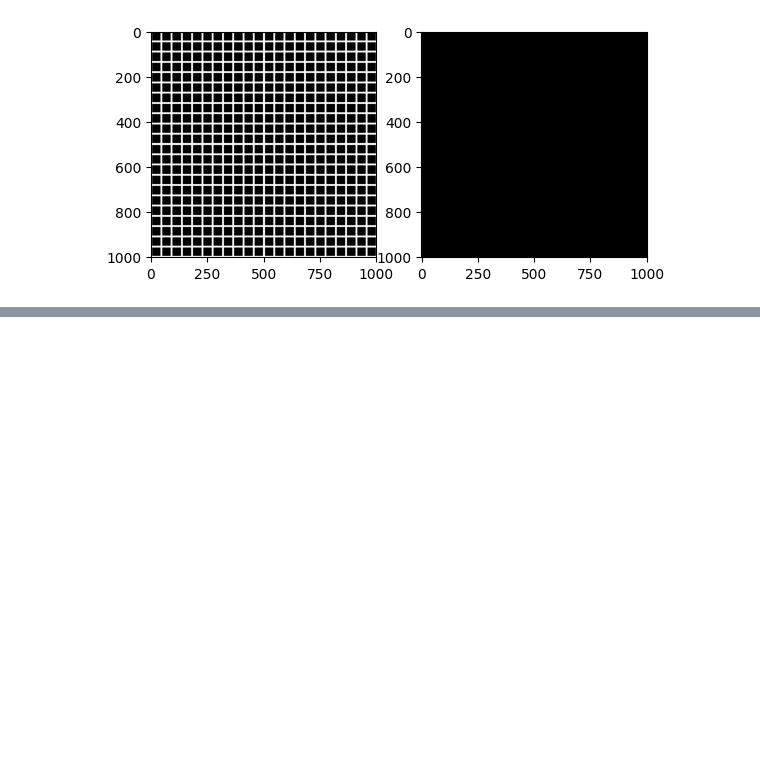
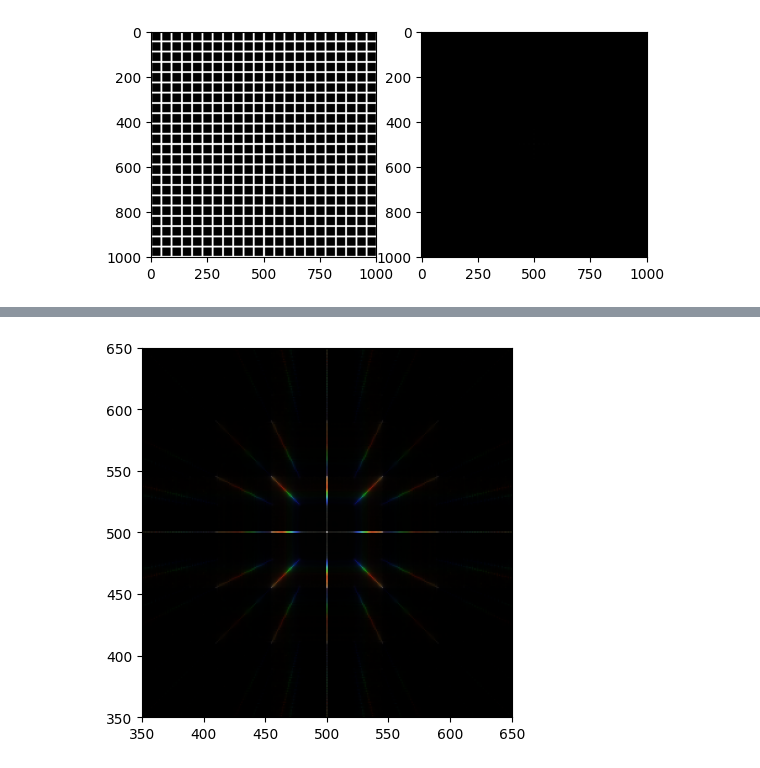
Before and after one commit to fouakh/PM102, a Jupyter notebook: TP3.ipynb, the cells around one changed output, grey strips where cells are left out. Saved outputs shown, nothing was run; the diff lists cells and outputs as text; code cells hidden in the pictures; blank space fills up the shorter version.

```diff
--- a/TP3.ipynb
+++ b/TP3.ipynb
@@ -308,0 +399,13 @@ plt.show()
+# %%
+RGB_Image = np.stack([Red_Img, Green_Img, Blue_Img], axis=-1)
+RGB_Image = np.clip(RGB_Image, 0, 255)
+
+plt.imshow(RGB_Image)
+# plt.xlim([450, 520])
+# plt.ylim([480, 550])
+plt.xlim([350, 650])
+plt.ylim([350, 650])
+
+plt.show()
+# %% [output]
+[figure, added]
```
Also changed, not shown: parts of 6 cells of this notebook, 1 other file.
